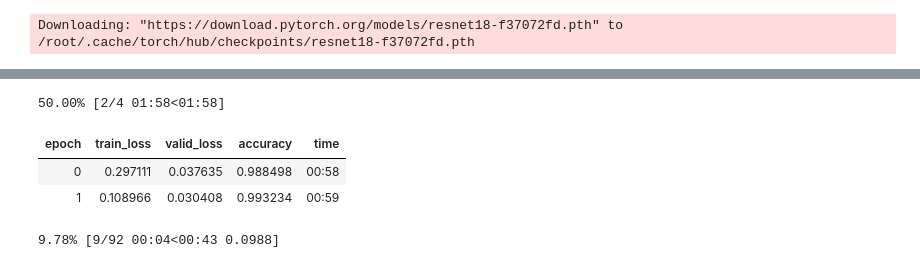
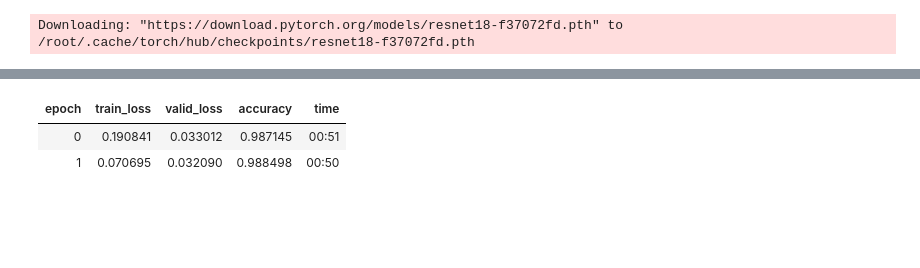
Before and after one commit to Santiago-R/aprende, a Jupyter notebook: 00_Empieza_a_jugar.ipynb, the cells around one changed output, grey strips where cells are left out. Saved outputs shown, nothing was run; the diff lists cells and outputs as text; code cells hidden in the pictures; blank space fills up the shorter version.

```diff
--- a/00_Empieza_a_jugar.ipynb
+++ b/00_Empieza_a_jugar.ipynb
@@ -48,8 +54,6 @@ print(f'lr = {lr}')
 # %%
-learn.fit_one_cycle(4, lr_max=lr)
+learn.fit_one_cycle(5, lr_max=lr)
 # %% [output]
-50.00% [2/4 01:58<01:58]
 | epoch | train_loss | valid_loss | accuracy | time |
-| 0 | 0.297111 | 0.037635 | 0.988498 | 00:58 |
-| 1 | 0.108966 | 0.030408 | 0.993234 | 00:59 |
+| 0 | 0.190841 | 0.033012 | 0.987145 | 00:51 |
+| 1 | 0.070695 | 0.032090 | 0.988498 | 00:50 |
-9.78% [9/92 00:04<00:43 0.0988]
```
Also changed, not shown: parts of 15 cells of this notebook.
